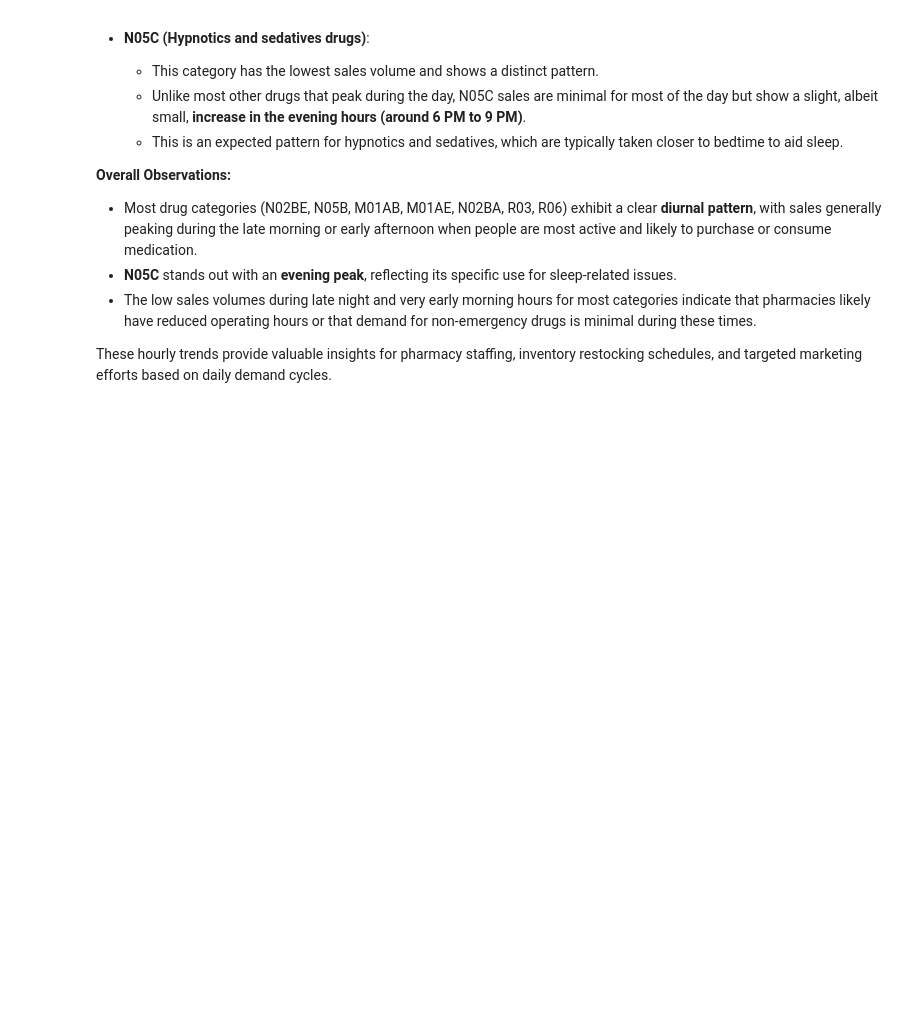
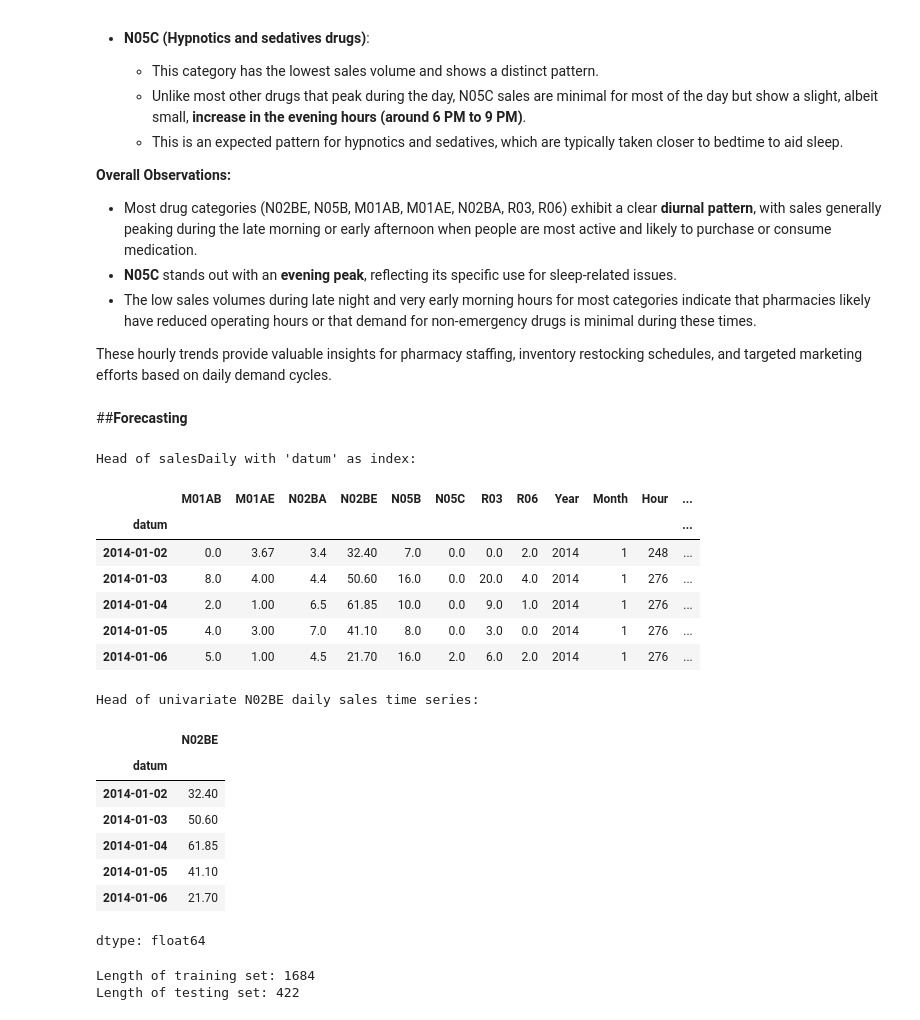
Before and after one commit to Adhi1755/Pharma-Sales-Analysis, a Jupyter notebook: Pharma_sales_data_analysis_and_forecasting.ipynb, the cells around one changed output. Cells and saved outputs as stored; diff of their text form; code cells hidden in the pictures; blank space fills up the shorter version.

```diff
--- a/Pharma_sales_data_analysis_and_forecasting.ipynb
+++ b/Pharma_sales_data_analysis_and_forecasting.ipynb
@@ -488,3 +488,41 @@ The line plots above illustrate the hourly mean sales for each drug category, re
 *   The low sales volumes during late night and very early morning hours for most categories indicate that pharmacies likely have reduced operating hours or that demand for non-emergency drugs is minimal during these times.
 
 These hourly trends provide valuable insights for pharmacy staffing, inventory restocking schedules, and targeted marketing efforts based on daily demand cycles.
+# %% [markdown]
+##**Forecasting**
+# %%
+salesDaily.set_index('datum', inplace=True)
+n02be_daily_sales = salesDaily['N02BE']
+
+print("Head of salesDaily with 'datum' as index:")
+display(salesDaily.head())
+print("\nHead of univariate N02BE daily sales time series:")
+display(n02be_daily_sales.head())
+# %% [output]
+Head of salesDaily with 'datum' as index:
+|  | M01AB | M01AE | N02BA | N02BE | N05B | N05C | R03 | R06 | Year | Month | Hour | ... |
+| datum |  |  |  |  |  |  |  |  |  |  |  | ... |
+| 2014-01-02 | 0.0 | 3.67 | 3.4 | 32.40 | 7.0 | 0.0 | 0.0 | 2.0 | 2014 | 1 | 248 | ... |
+| 2014-01-03 | 8.0 | 4.00 | 4.4 | 50.60 | 16.0 | 0.0 | 20.0 | 4.0 | 2014 | 1 | 276 | ... |
+| 2014-01-04 | 2.0 | 1.00 | 6.5 | 61.85 | 10.0 | 0.0 | 9.0 | 1.0 | 2014 | 1 | 276 | ... |
+| 2014-01-05 | 4.0 | 3.00 | 7.0 | 41.10 | 8.0 | 0.0 | 3.0 | 0.0 | 2014 | 1 | 276 | ... |
+| 2014-01-06 | 5.0 | 1.00 | 4.5 | 21.70 | 16.0 | 2.0 | 6.0 | 2.0 | 2014 | 1 | 276 | ... |
+Head of univariate N02BE daily sales time series:
+|  | N02BE |
+| datum |  |
+| 2014-01-02 | 32.40 |
+| 2014-01-03 | 50.60 |
+| 2014-01-04 | 61.85 |
+| 2014-01-05 | 41.10 |
+| 2014-01-06 | 21.70 |
+dtype: float64
+# %%
+train_size = int(len(n02be_daily_sales) * 0.8)
+n02be_train = n02be_daily_sales[:train_size]
+n02be_test = n02be_daily_sales[train_size:]
+
+print(f"Length of training set: {len(n02be_train)}")
+print(f"Length of testing set: {len(n02be_test)}")
+# %% [output]
+Length of training set: 1684
+Length of testing set: 422
```
Also changed, not shown: parts of 8 cells of this notebook.
